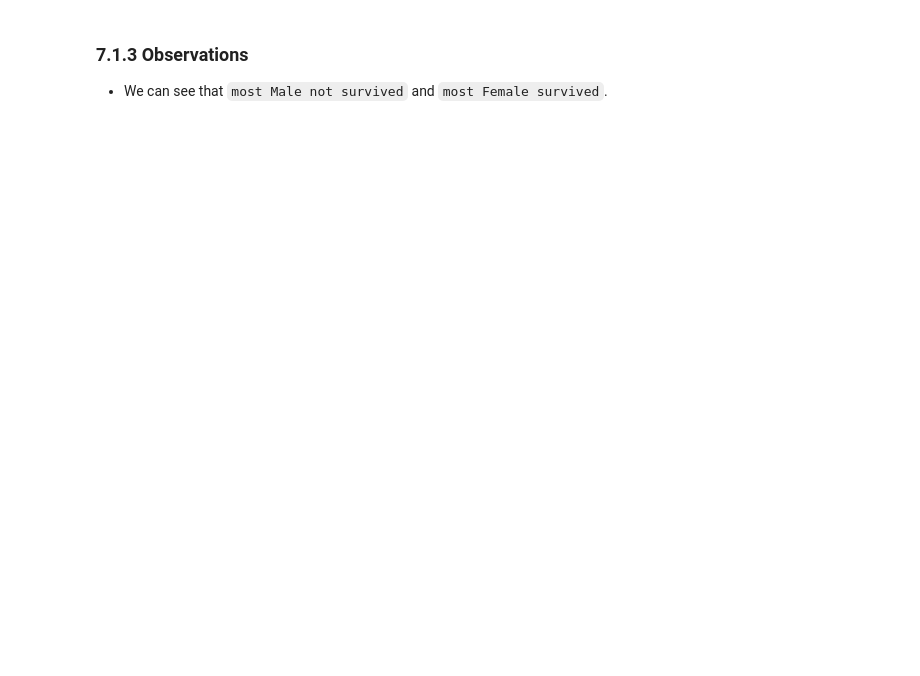
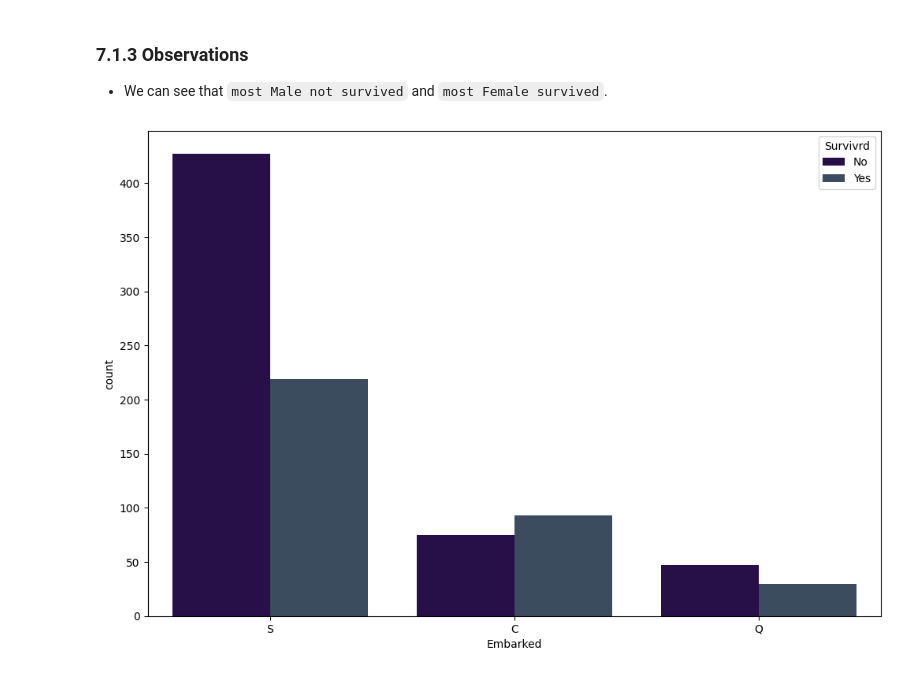
Before and after one commit to HaiderQadri/PYTHON-For-Data-Science_and_AI, a Jupyter notebook: 00_projects/04_titanic_eda_and_model_for_prediction/titanic_eda_and_model.ipynb, the cells around one changed output. Cells and saved outputs as stored; diff of their text form; code cells hidden in the pictures; blank space fills up the shorter version.

```diff
--- a/00_projects/04_titanic_eda_and_model_for_prediction/titanic_eda_and_model.ipynb
+++ b/00_projects/04_titanic_eda_and_model_for_prediction/titanic_eda_and_model.ipynb
@@ -508,3 +506,15 @@ plt.show()
 # %% [markdown]
 ### 7.1.3 Observations
 - We can see that `most Male not survived` and `most Female survived`.
+# %%
+# Let's see survived based on embaarked
+plt.figure(figsize = (12, 8))
+
+# Let's define color for each class
+color = ['#240750', '#344C64']
+
+sns.countplot(df_train, x = 'Embarked', hue = 'Survived', palette=color)
+plt.legend(title = 'Survivrd', labels = ['No', 'Yes'])
+plt.show()
+# %% [output]
+[figure, added]
```
Also changed, not shown: parts of 37 cells of this notebook.
